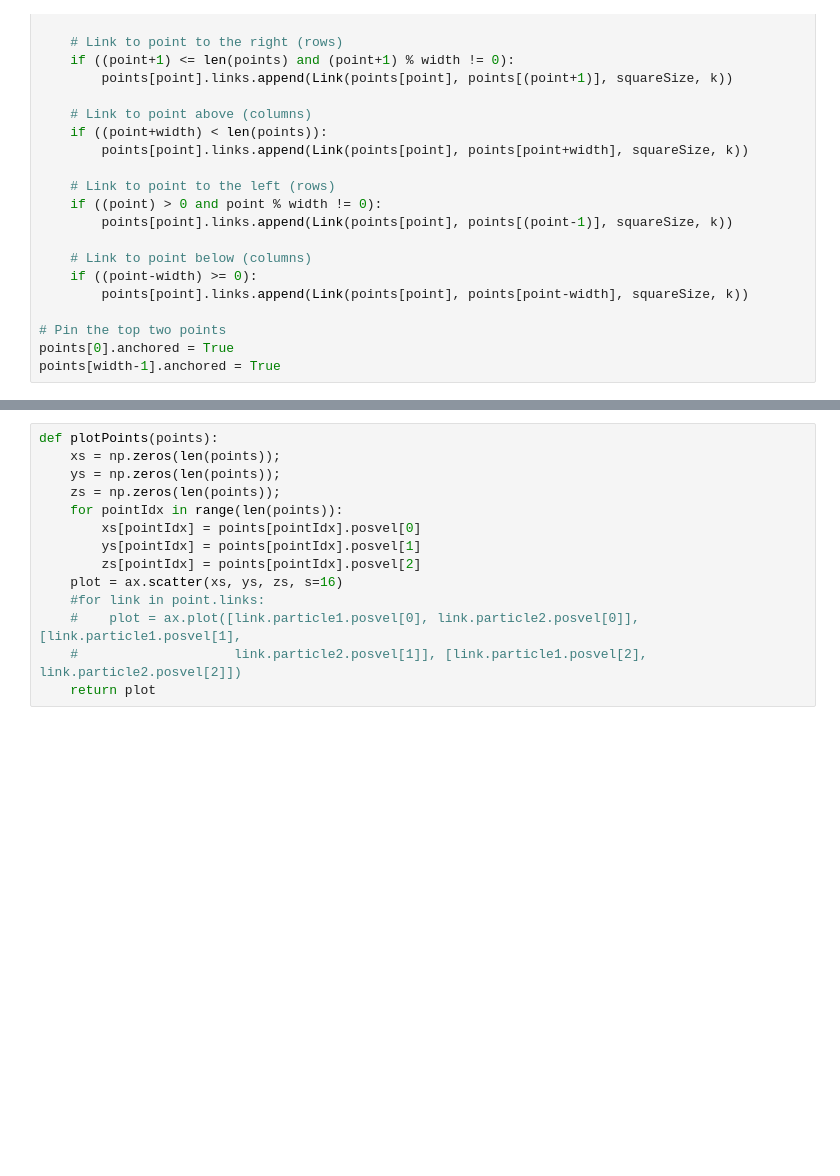
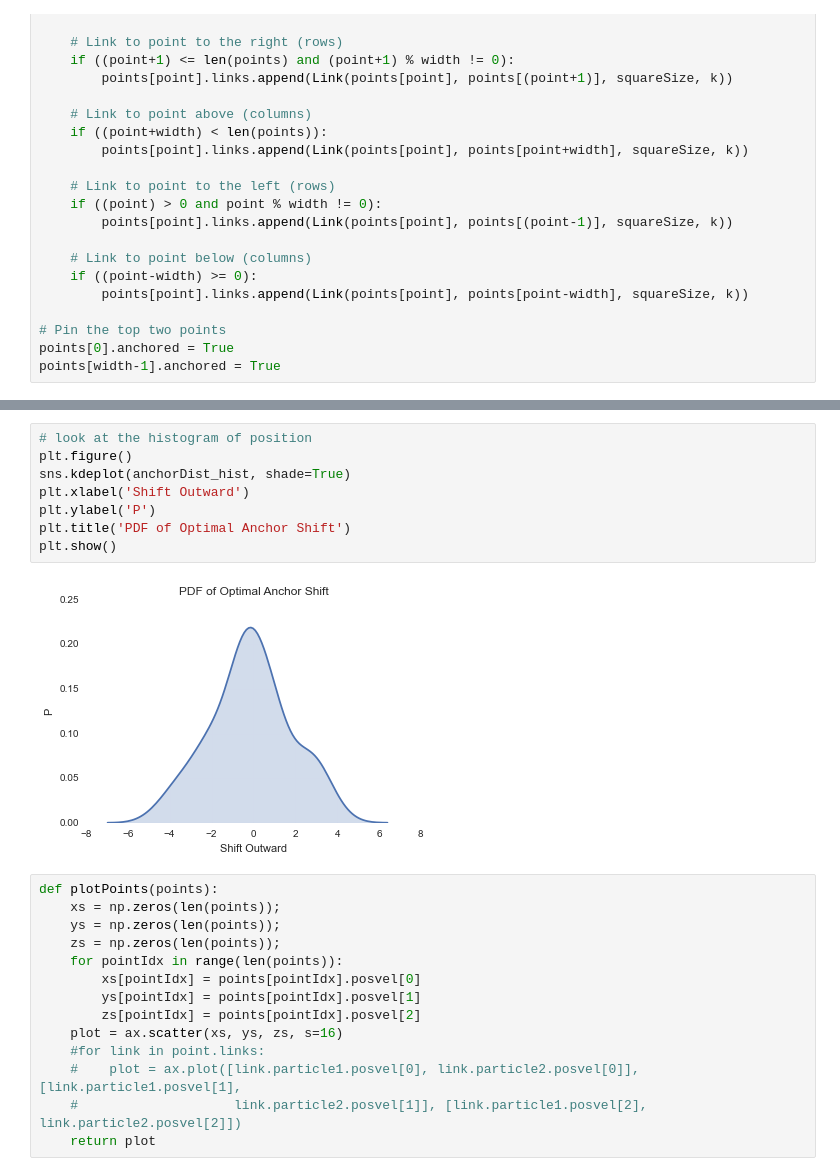
Before and after one commit to skp2/AM207-Project, a Jupyter notebook: ipython/simulatedAnnealing.ipynb, the cells around one changed output, grey strips where cells are left out. Cells and saved outputs as stored; diff of their text form; blank space fills up the shorter version.

```diff
--- a/ipython/simulatedAnnealing.ipynb
+++ b/ipython/simulatedAnnealing.ipynb
@@ -294,3 +295,13 @@ plt.show()
+# %%
+# look at the histogram of position
+plt.figure()
+sns.kdeplot(anchorDist_hist, shade=True)
+plt.xlabel('Shift Outward')
+plt.ylabel('P')
+plt.title('PDF of Optimal Anchor Shift')
+plt.show()
+# %% [output]
+[figure, added]
 # %%
 def plotPoints(points):
     xs = np.zeros(len(points));
```
Also changed, not shown: parts of 3 cells of this notebook.
